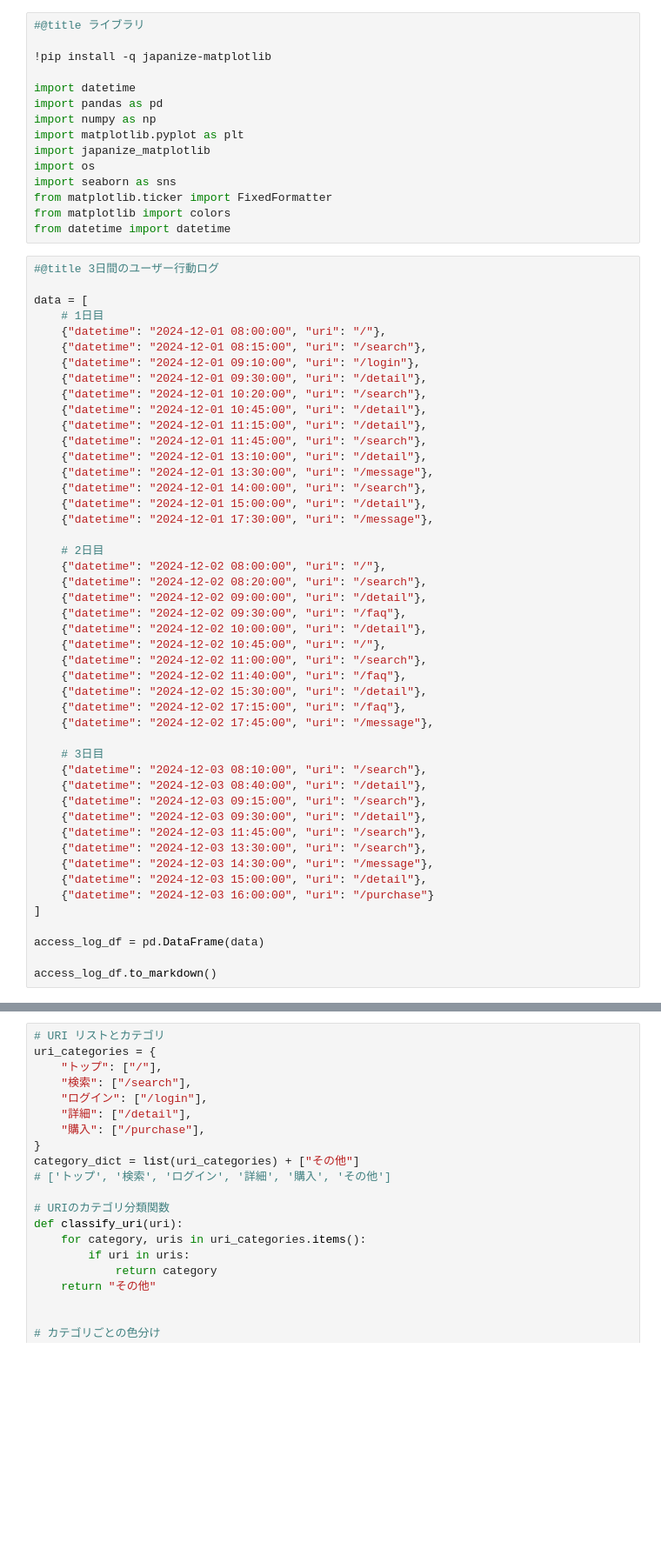
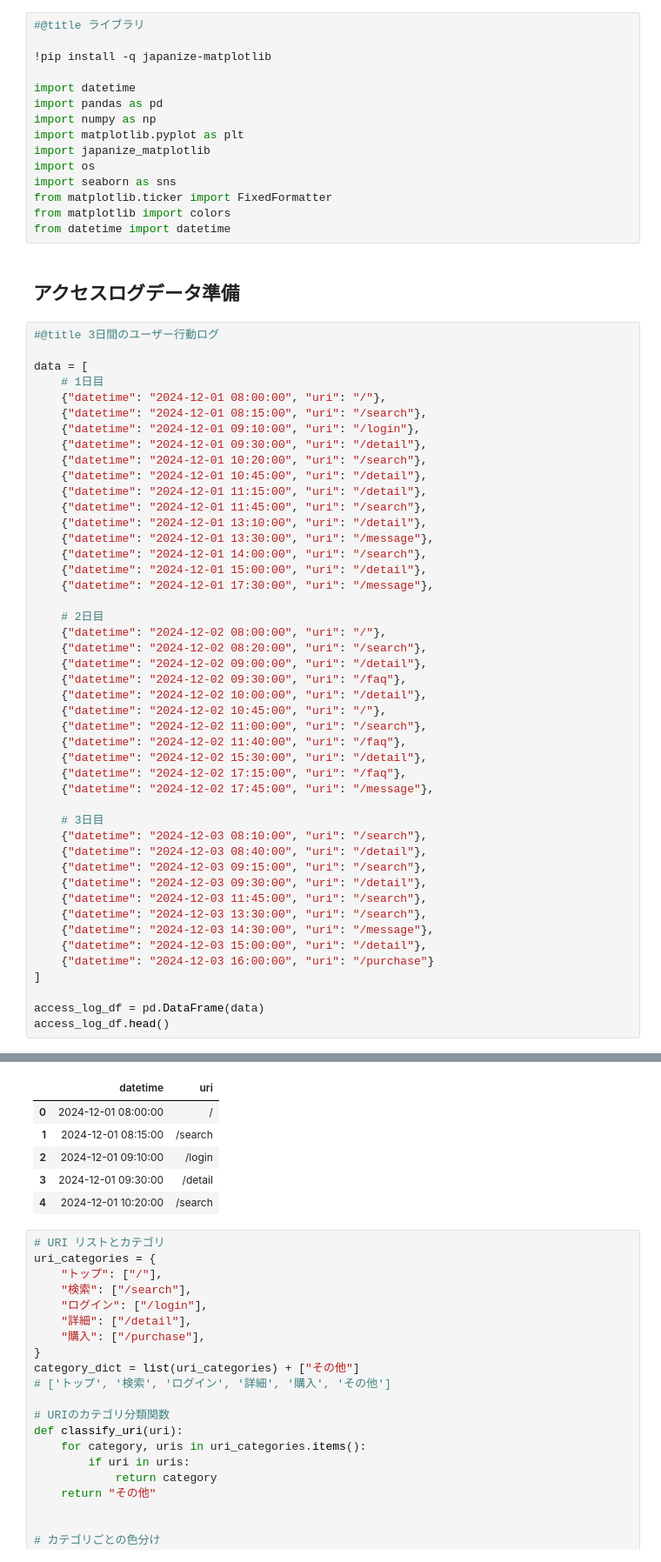
Before and after one commit to norihirosunada/UserActionTimeline, a Jupyter notebook: ユーザー行動時系列.ipynb, the cells around one changed output, grey strips where cells are left out. Shown at 87% size. Drawn from its saved outputs; the diff is of its cells as text; blank space fills up the shorter version.

```diff
--- a/ユーザー行動時系列.ipynb
+++ b/ユーザー行動時系列.ipynb
@@ -15,6 +15,8 @@ import seaborn as sns
 from matplotlib.ticker import FixedFormatter
 from matplotlib import colors
 from datetime import datetime
+# %% [markdown]
+## アクセスログデータ準備
 # %%
 #@title 3日間のユーザー行動ログ
 
@@ -60,6 +62,5 @@ data = [
 ]
 
 access_log_df = pd.DataFrame(data)
-
-access_log_df.to_markdown()
+access_log_df.head()
 # %% [output]
@@ -67,3 +67,9 @@ access_log_df.to_markdown()
+|  | datetime | uri |
+| 0 | 2024-12-01 08:00:00 | / |
+| 1 | 2024-12-01 08:15:00 | /search |
+| 2 | 2024-12-01 09:10:00 | /login |
+| 3 | 2024-12-01 09:30:00 | /detail |
+| 4 | 2024-12-01 10:20:00 | /search |
 # %%
 # URI リストとカテゴリ
 uri_categories = {
```
Also changed, not shown: parts of 12 cells of this notebook.
